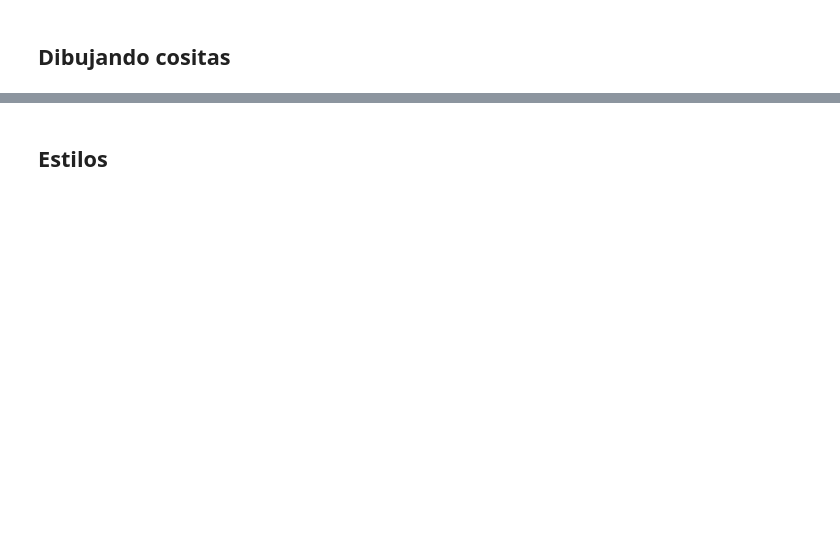
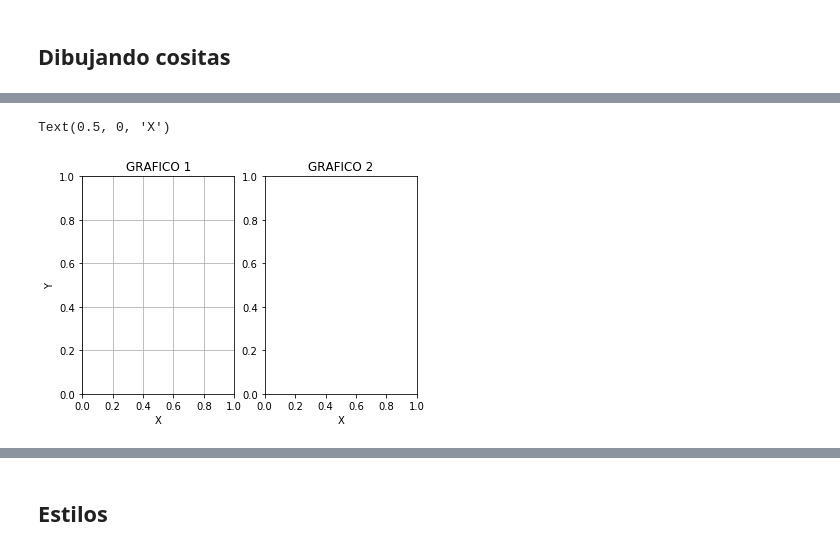
Before and after one commit to LeoMorales/taller-python-cenpat, a Jupyter notebook: Clase 02 - NumPy, Matplotlib.ipynb, the cells around one changed output, grey strips where cells are left out. Saved outputs shown, nothing was run; the diff lists cells and outputs as text; code cells hidden in the pictures; blank space fills up the shorter version.

```diff
--- a/Clase 02 - NumPy, Matplotlib.ipynb
+++ b/Clase 02 - NumPy, Matplotlib.ipynb
@@ -178,15 +450,17 @@ ax.grid()
 # %%
 fig = plt.figure()
 ax = fig.add_subplot(121)# *nrows*, *ncols*, and *index*
 ax.set_title('GRAFICO 1')
 ax.set_ylabel('Y')
 ax.set_xlabel('X')
 ax.grid()
 
 ax_2 = fig.add_subplot(122)# *nrows*, *ncols*, and *index*
 ax_2.set_title('GRAFICO 2')
-ax_2.set_ylabel('Y')
 ax_2.set_xlabel('X')
+# %% [output]
+Text(0.5, 0, 'X')
+[figure, added]
 # %%
 fig = plt.figure()
 ax = fig.add_subplot(111)# *nrows*, *ncols*, and *index*
```
Also changed, not shown: parts of 88 cells of this notebook, 6 other files.
